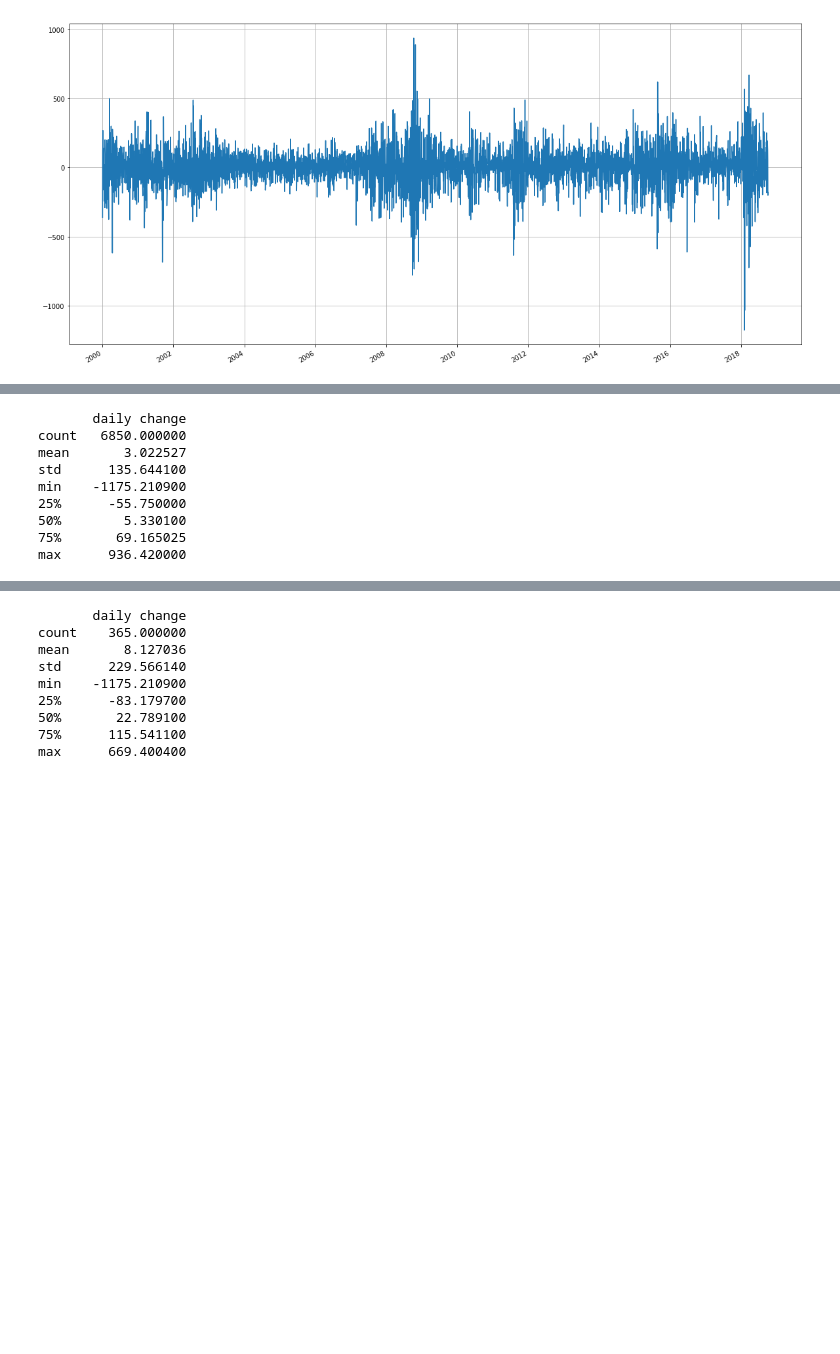
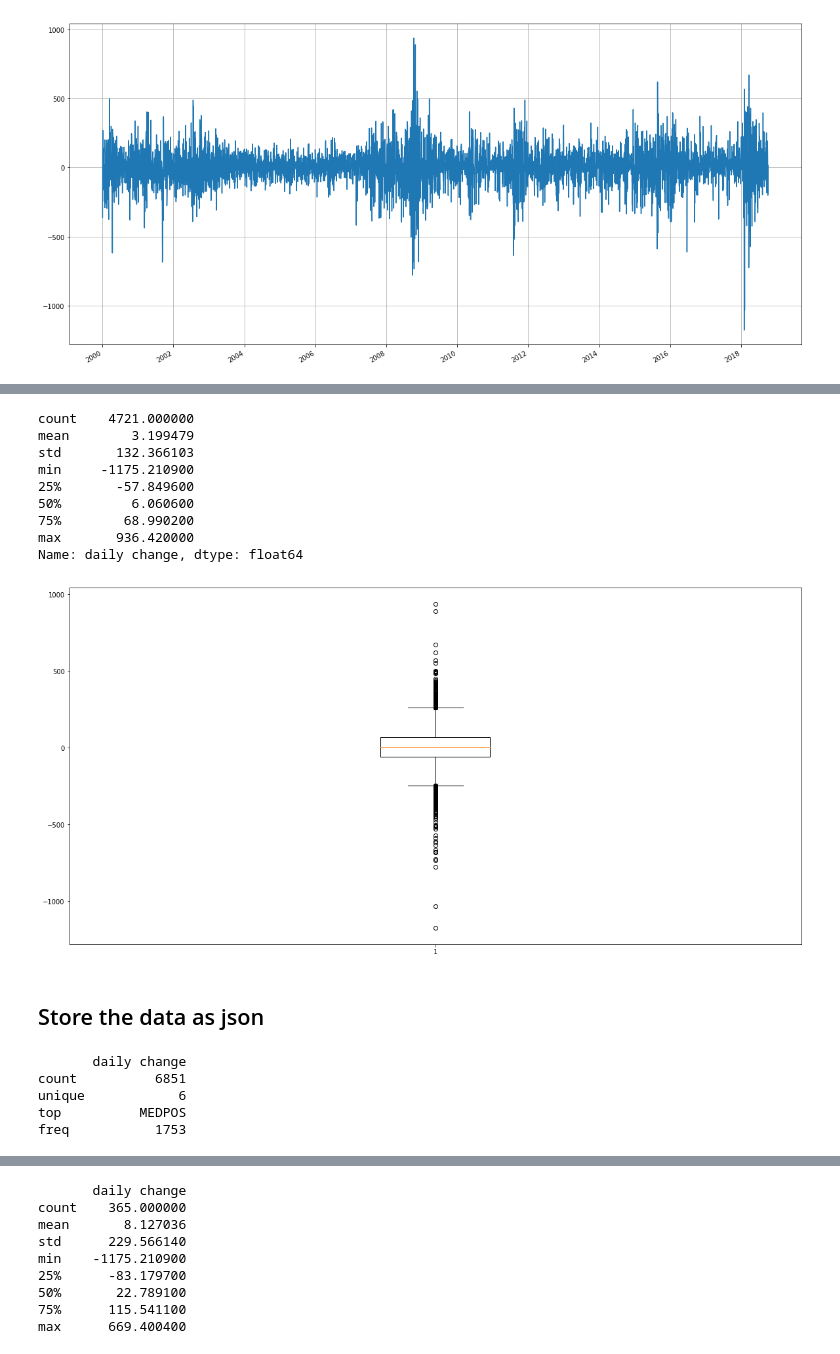
Before and after one commit to vvenla/trumponator, a Jupyter notebook: source/stock_wrangling.ipynb, the cells around one changed output, grey strips where cells are left out. Saved outputs shown, nothing was run; the diff lists cells and outputs as text; code cells hidden in the pictures; blank space fills up the shorter version.

```diff
--- a/source/stock_wrangling.ipynb
+++ b/source/stock_wrangling.ipynb
@@ -19,6 +21,6 @@ ts = TimeSeries(key=API_KEY, output_format='pandas')
 #DJI = https://en.wikipedia.org/wiki/Dow_Jones_Industrial_Average
 
 #daily - get daily info up to 20a
-allData, meta_data = ts.get_daily(symbol='DJI', outputsize='full')
+data, meta_data = ts.get_daily(symbol='DJI', outputsize='full')
 # %%
 # We can describe it
@@ -38,5 +39,0 @@ max    26833.470700  26951.810500  26789.080100  26828.390600  8.239400e+08
-# %%
-#data = allData[:100] # first n rows
-data = allData
-print (data.describe())
-print(data.index)
@@ -150,7 +257,0 @@ After creating the missing days
-# %%
-#impute the missing data with zeros
-df_all = pd.DataFrame(daily_change)
-df_all.index = dates
-df_all = df_all.reindex(imp_dates, fill_value=None)
-
-print (df_all["daily change"][:10])
@@ -169,4 +257,0 @@ Freq: D, Name: daily change, dtype: float64
-# %%
-#impute with padding Friday values to the weekend days
-df_all = df_all.fillna(method="pad")
-print(df_all["daily change"][:10])
@@ -185,23 +300,37 @@ Freq: D, Name: daily change, dtype: float64
+# %%
+fig, ax = plt.subplots()
+ax.boxplot(df_all["daily change"].values)
+
+print(df_all["daily change"].describe())
+# %% [output]
+count    4721.000000
+mean        3.199479
+std       132.366103
+min     -1175.210900
+25%       -57.849600
+50%         6.060600
+75%        68.990200
+max       936.420000
+Name: daily change, dtype: float64
+[figure, added]
+# %% [markdown]
+## Store the data as json
 # %%
 #write data as json
 import json
 
-print(df_all.describe())
+print(df_str.describe())
 
 folder = "../data/"
 name = "DJI-20years-daily-change.json"
 with open(folder + name, 'w') as file:
-    file.write(df_all.to_json())
+    file.write(df_str.to_json())
 # %% [output]
        daily change
-count   6850.000000
-mean       3.022527
-std      135.644100
-min    -1175.210900
-25%      -55.750000
-50%        5.330100
-75%       69.165025
-max      936.420000
+count          6851
+unique            6
+top          MEDPOS
+freq           1753
 # %%
 #read data as json
 
```
Also changed, not shown: parts of 28 cells of this notebook, 3 other files.
